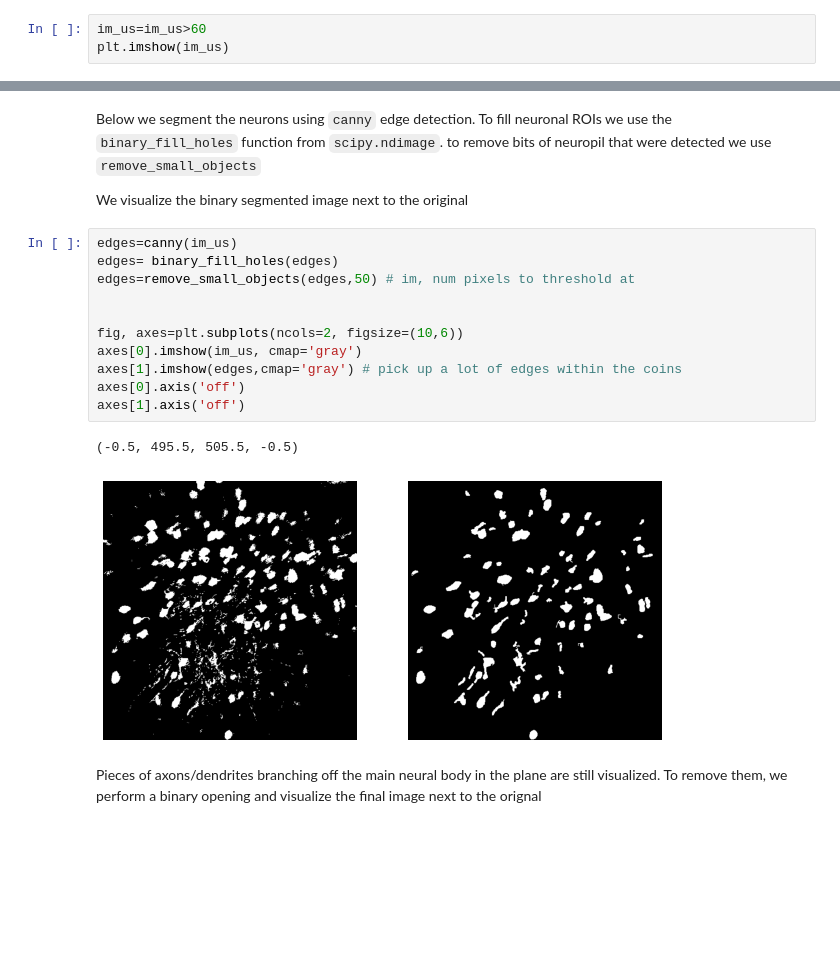
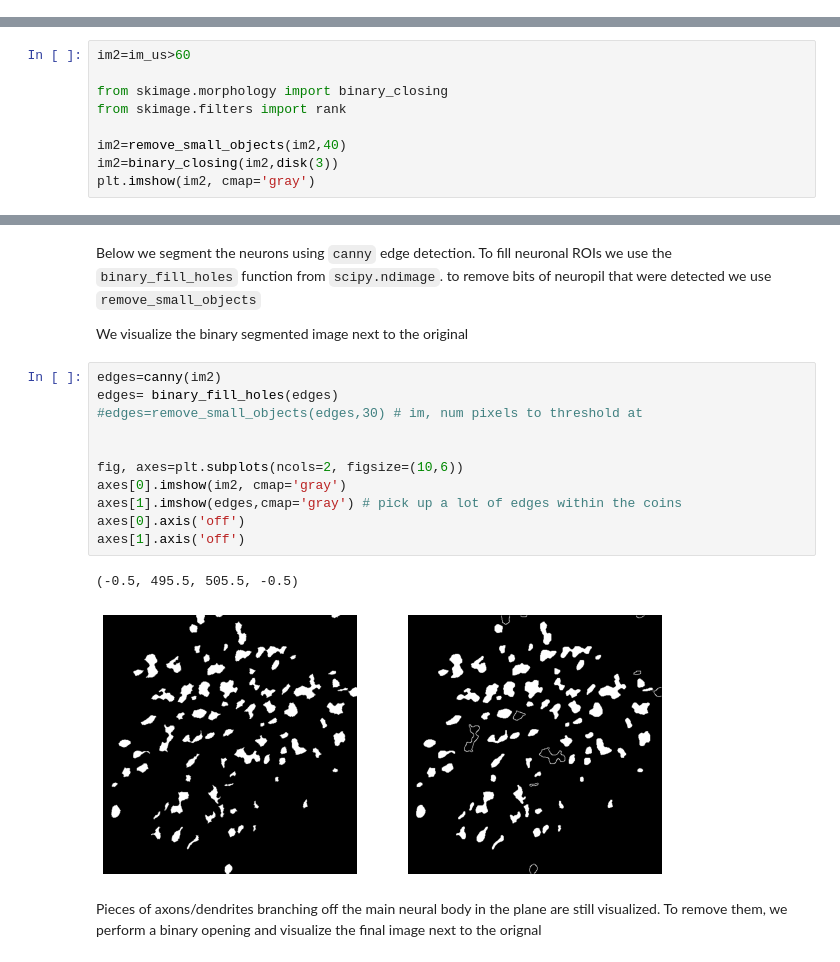
Before and after one commit to mmgrayCHEME599/CHEME599_Brain, a Jupyter notebook: Segmentation_Workflow.ipynb, the cells around one changed output, grey strips where cells are left out. Saved outputs shown, nothing was run; the diff lists cells and outputs as text; blank space fills up the shorter version.

Commit message:
improved neural detection with binary closing/small object removal

```diff
--- a/Segmentation_Workflow.ipynb
+++ b/Segmentation_Workflow.ipynb
@@ -76,6 +76,3 @@ from skimage.feature import canny # smooths image before calculating edges, can
 from skimage.morphology import disk, binary_dilation, binary_erosion
 from scipy.ndimage import binary_fill_holes
 from skimage.morphology import remove_small_objects
-# %%
-im_us=im_us>60
-plt.imshow(im_us)
@@ -84,0 +79,9 @@ plt.imshow(im_us)
+# %%
+im2=im_us>60
+
+from skimage.morphology import binary_closing
+from skimage.filters import rank
+
+im2=remove_small_objects(im2,40)
+im2=binary_closing(im2,disk(3))
+plt.imshow(im2, cmap='gray')
@@ -87,19 +93,19 @@ Below we segment the neurons using `canny` edge detection. To fill neuronal ROIs
 
 We visualize the binary segmented image next to the original
 # %%
-edges=canny(im_us)
+edges=canny(im2)
 edges= binary_fill_holes(edges)
-edges=remove_small_objects(edges,50) # im, num pixels to threshold at
+#edges=remove_small_objects(edges,30) # im, num pixels to threshold at
 
 
 fig, axes=plt.subplots(ncols=2, figsize=(10,6))
-axes[0].imshow(im_us, cmap='gray')
+axes[0].imshow(im2, cmap='gray')
 axes[1].imshow(edges,cmap='gray') # pick up a lot of edges within the coins
 axes[0].axis('off')
 axes[1].axis('off')
 # %% [output]
 (-0.5, 495.5, 505.5, -0.5)
-[figure, old version]
+[figure, new version]
 # %% [markdown]
 Pieces of axons/dendrites branching off the main neural body in the plane are still visualized. To remove them, we perform a binary opening and visualize the final image next to the orignal
 # %%
```
Also changed, not shown: parts of 4 cells of this notebook.
